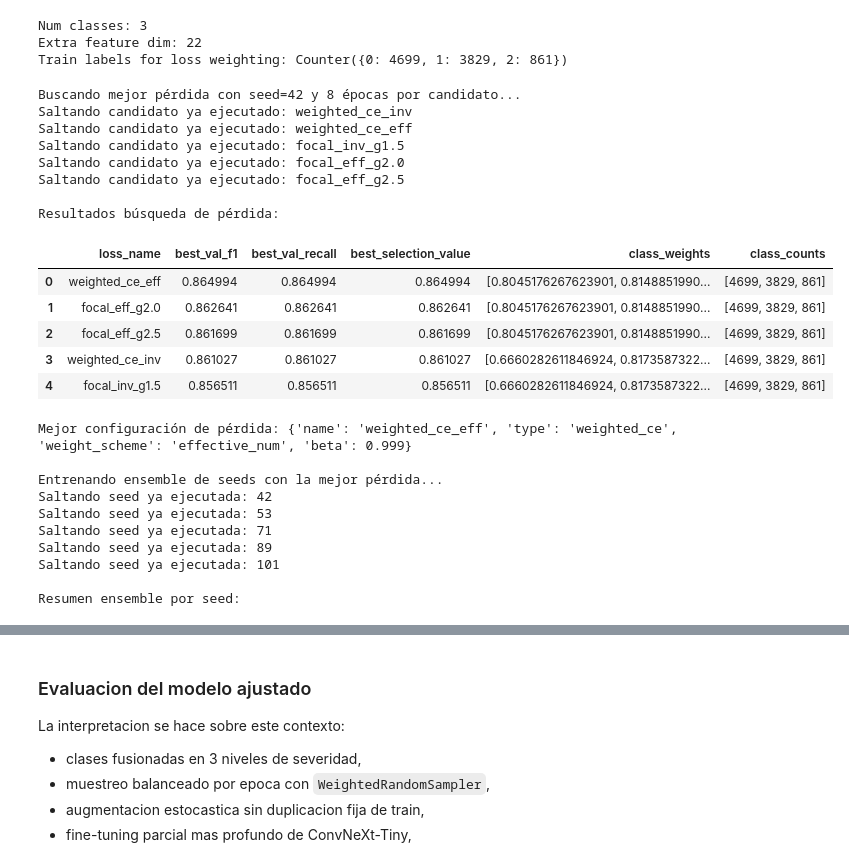
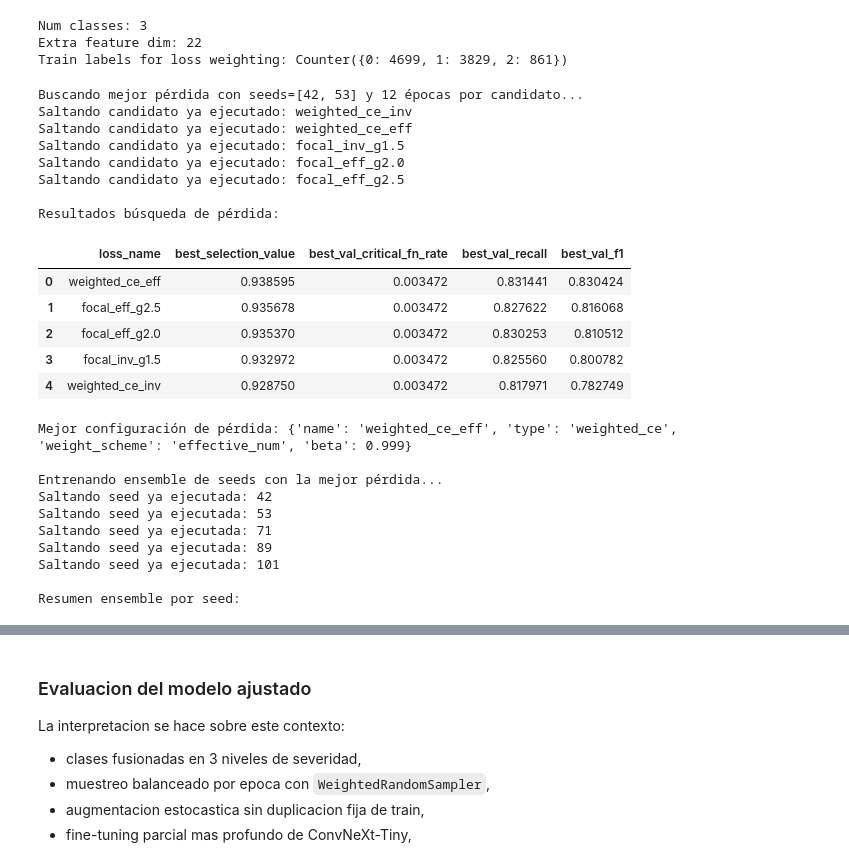
Before and after one commit to magdaleno88/Sam_Oct_IA, a Jupyter notebook: notebooks/Avance4_Equipo21_ConvNeXt-Tiny.ipynb, the cells around one changed output, grey strips where cells are left out. Cells and saved outputs as stored; diff of their text form; code cells hidden in the pictures.

```diff
--- a/notebooks/Avance4_Equipo21_ConvNeXt-Tiny.ipynb
+++ b/notebooks/Avance4_Equipo21_ConvNeXt-Tiny.ipynb
@@ -1060,7 +1080,7 @@ IMAGE_SIZE = 320
 BATCH_SIZE = 16
 HIST_BINS = 16
 AUGMENTATION_MODES = [0, 1, 2, 3, 4, 5, 6, 7]
-SAMPLER_WEIGHT_EXPONENT = 0.55
+SAMPLER_WEIGHT_EXPONENT = 0.50
 
 majority_class_baseline = int(class_counts_baseline.idxmax())
 
@@ -1498,9 +1568,9 @@ Train labels for loss weighting: Counter({0: 4699, 1: 3829, 2: 861})
 from pathlib import Path
 import json
 
-search_seed = int(ENSEMBLE_SEEDS[0])
+loss_search_seeds = [int(s) for s in ENSEMBLE_SEEDS[: max(1, int(LOSS_SEARCH_SEEDS_COUNT))]]
 
-progress_dir = Path("checkpoints/loss_ensemble_progress")
+progress_dir = Path("checkpoints/loss_ensemble_progress") / str(EXPERIMENT_TAG)
 progress_dir.mkdir(parents=True, exist_ok=True)
 models_dir = progress_dir / "models"
 models_dir.mkdir(parents=True, exist_ok=True)
@@ -1529,30 +1599,52 @@ for row in status.get("loss_search_results", []):
     if str(row.get("loss_name", "")):
         loss_search_results.append({
             "loss_name": str(row["loss_name"]),
+            "search_seeds": list(row.get("search_seeds", [])),
             "best_val_f1": float(row["best_val_f1"]),
             "best_val_recall": float(row.get("best_val_recall", row["best_val_f1"])),
+            "best_val_critical_fn_rate": float(row.get("best_val_critical_fn_rate", 1.0)),
             "best_selection_value": float(row.get("best_selection_value", row.get("best_val_recall", row["best_val_f1"]))),
             "class_weights": list(row["class_weights"]),
             "class_counts": list(row["class_counts"]),
+            "per_seed": list(row.get("per_seed", [])),
         })
 
 done_loss_names = {str(row["loss_name"]) for row in loss_search_results}
 
-print(f"Buscando mejor pérdida con seed={search_seed} y {LOSS_SEARCH_EPOCHS} épocas por candidato...")
+print(
+    f"Buscando mejor pérdida con seeds={loss_search_seeds} y "
+    f"{LOSS_SEARCH_EPOCHS} épocas por candidato..."
+)
 for cfg in LOSS_CANDIDATES:
     loss_name = str(cfg["name"])
     if loss_name in done_loss_names:
         print(f"Saltando candidato ya ejecutado: {loss_name}")
         continue
 
-    run_cfg = train_one_run(seed=search_seed, loss_cfg=cfg, epochs=LOSS_SEARCH_EPOCHS)
+    runs = []
+    for search_seed in loss_search_seeds:
+        run_cfg = train_one_run(seed=int(search_seed), loss_cfg=cfg, epochs=LOSS_SEARCH_EPOCHS)
+        runs.append(run_cfg)
+
     candidate_result = {
         "loss_name": loss_name,
-        "best_val_f1": float(run_cfg["best_val_f1"]),
-        "best_val_recall": float(run_cfg["best_val_recall"]),
-        "best_selection_value": float(run_cfg["best_selection_value"]),
-        "class_weights": run_cfg["class_weights"].tolist(),
-        "class_counts": run_cfg["class_counts"].astype(int).tolist(),
+        "search_seeds": [int(s) for s in loss_search_seeds],
+        "best_val_f1": float(np.mean([float(r["best_val_f1"]) for r in runs])),
+        "best_val_recall": float(np.mean([float(r["best_val_recall"]) for r in runs])),
+        "best_val_critical_fn_rate": float(np.mean([float(r["best_val_critical_fn_rate"]) for r in runs])),
+        "best_selection_value": float(np.mean([float(r["best_selection_value"]) for r in runs])),
+        "class_weights": runs[0]["class_weights"].tolist(),
+        "class_counts": runs[0]["class_counts"].astype(int).tolist(),
+        "per_seed": [
+            {
+                "seed": int(r["seed"]),
+                "best_val_f1": float(r["best_val_f1"]),
+                "best_val_recall": float(r["best_val_recall"]),
+                "best_val_critical_fn_rate": float(r["best_val_critical_fn_rate"]),
+                "best_selection_value": float(r["best_selection_value"]),
+            }
+            for r in runs
+        ],
     }
     loss_search_results.append(candidate_result)
     done_loss_names.add(loss_name)
@@ -1573,7 +1665,13 @@ _save_status(status_path, status)
 
 print()
 print("Resultados búsqueda de pérdida:")
-display(loss_search_df)
+display(loss_search_df[[
+    "loss_name",
+    "best_selection_value",
+    "best_val_critical_fn_rate",
+    "best_val_recall",
+    "best_val_f1",
+]])
 print(f"Mejor configuración de pérdida: {best_loss_cfg}")
 
 print()
@@ -1603,6 +1701,7 @@ for seed in ENSEMBLE_SEEDS:
             "loss_cfg": best_loss_cfg,
             "best_val_f1": float(cached_row["best_val_f1"]),
             "best_val_recall": float(cached_row.get("best_val_recall", cached_row["best_val_f1"])),
+            "best_val_critical_fn_rate": float(cached_row.get("best_val_critical_fn_rate", 1.0)),
             "best_selection_value": float(cached_row.get("best_selection_value", cached_row.get("best_val_recall", cached_row["best_val_f1"]))),
             "model": model,
             "history": [],
@@ -1629,6 +1728,7 @@ for seed in ENSEMBLE_SEEDS:
         "loss_name": best_loss_name,
         "best_val_f1": float(run["best_val_f1"]),
         "best_val_recall": float(run["best_val_recall"]),
+        "best_val_critical_fn_rate": float(run["best_val_critical_fn_rate"]),
         "best_selection_value": float(run["best_selection_value"]),
         "model_path": str(model_path),
         "history_path": str(history_path),
@@ -1641,40 +1741,52 @@ ensemble_summary_df = pd.DataFrame([
     {
         "seed": int(run["seed"]),
         "loss_name": str(run["loss_cfg"]["name"]),
         "best_val_f1": float(run["best_val_f1"]),
         "best_val_recall": float(run.get("best_val_recall", run["best_val_f1"])),
+        "best_val_critical_fn_rate": float(run.get("best_val_critical_fn_rate", 1.0)),
         "best_selection_value": float(run.get("best_selection_value", run.get("best_val_recall", run["best_val_f1"]))),
     }
     for run in ensemble_runs
 ]).sort_values("best_selection_value", ascending=False).reset_index(drop=True)
 
 best_seed = int(ensemble_summary_df.iloc[0]["seed"])
 best_seed_idx = int([int(run["seed"]) for run in ensemble_runs].index(best_seed))
 final_model = ensemble_models[best_seed_idx]
 best_val_f1 = float(ensemble_summary_df.iloc[0]["best_val_f1"])
 best_val_recall = float(ensemble_summary_df.iloc[0]["best_val_recall"])
+best_val_critical_fn = float(ensemble_summary_df.iloc[0]["best_val_critical_fn_rate"])
 history_df = pd.DataFrame(all_history_records)
 
 print()
 print("Resumen ensemble por seed:")
 display(ensemble_summary_df)
 print(f"Seed seleccionada para final_model (mejor individual): {best_seed}")
 print(f"Estado guardado en: {status_path}")
+
+if len(ensemble_models) == 0:
+    raise RuntimeError("No se entrenaron modelos para el ensemble.")
+
+print("Mejor val macro-F1 (seed individual):", round(best_val_f1, 4))
+print("Mejor val macro-Recall (seed individual):", round(best_val_recall, 4))
+print("Mejor val CriticalFN (seed individual):", round(best_val_critical_fn, 4))
+
+print("Últimos registros de entrenamiento:")
+display(history_df.tail())
 # %% [output]
-Buscando mejor pérdida con seed=42 y 8 épocas por candidato...
+Buscando mejor pérdida con seeds=[42, 53] y 12 épocas por candidato...
 Saltando candidato ya ejecutado: weighted_ce_inv
 Saltando candidato ya ejecutado: weighted_ce_eff
 Saltando candidato ya ejecutado: focal_inv_g1.5
 Saltando candidato ya ejecutado: focal_eff_g2.0
 Saltando candidato ya ejecutado: focal_eff_g2.5
 
 Resultados búsqueda de pérdida:
-|  | loss_name | best_val_f1 | best_val_recall | best_selection_value | class_weights | class_counts |
-| 0 | weighted_ce_eff | 0.864994 | 0.864994 | 0.864994 | [0.8045176267623901, 0.8148851990... | [4699, 3829, 861] |
-| 1 | focal_eff_g2.0 | 0.862641 | 0.862641 | 0.862641 | [0.8045176267623901, 0.8148851990... | [4699, 3829, 861] |
-| 2 | focal_eff_g2.5 | 0.861699 | 0.861699 | 0.861699 | [0.8045176267623901, 0.8148851990... | [4699, 3829, 861] |
-| 3 | weighted_ce_inv | 0.861027 | 0.861027 | 0.861027 | [0.6660282611846924, 0.8173587322... | [4699, 3829, 861] |
-| 4 | focal_inv_g1.5 | 0.856511 | 0.856511 | 0.856511 | [0.6660282611846924, 0.8173587322... | [4699, 3829, 861] |
+|  | loss_name | best_selection_value | best_val_critical_fn_rate | best_val_recall | best_val_f1 |
+| 0 | weighted_ce_eff | 0.938595 | 0.003472 | 0.831441 | 0.830424 |
+| 1 | focal_eff_g2.5 | 0.935678 | 0.003472 | 0.827622 | 0.816068 |
+| 2 | focal_eff_g2.0 | 0.935370 | 0.003472 | 0.830253 | 0.810512 |
+| 3 | focal_inv_g1.5 | 0.932972 | 0.003472 | 0.825560 | 0.800782 |
+| 4 | weighted_ce_inv | 0.928750 | 0.003472 | 0.817971 | 0.782749 |
 Mejor configuración de pérdida: {'name': 'weighted_ce_eff', 'type': 'weighted_ce', 'weight_scheme': 'effective_num', 'beta': 0.999}
 
 Entrenando ensemble de seeds con la mejor pérdida...
```
Also changed, not shown: parts of 19 cells of this notebook.
